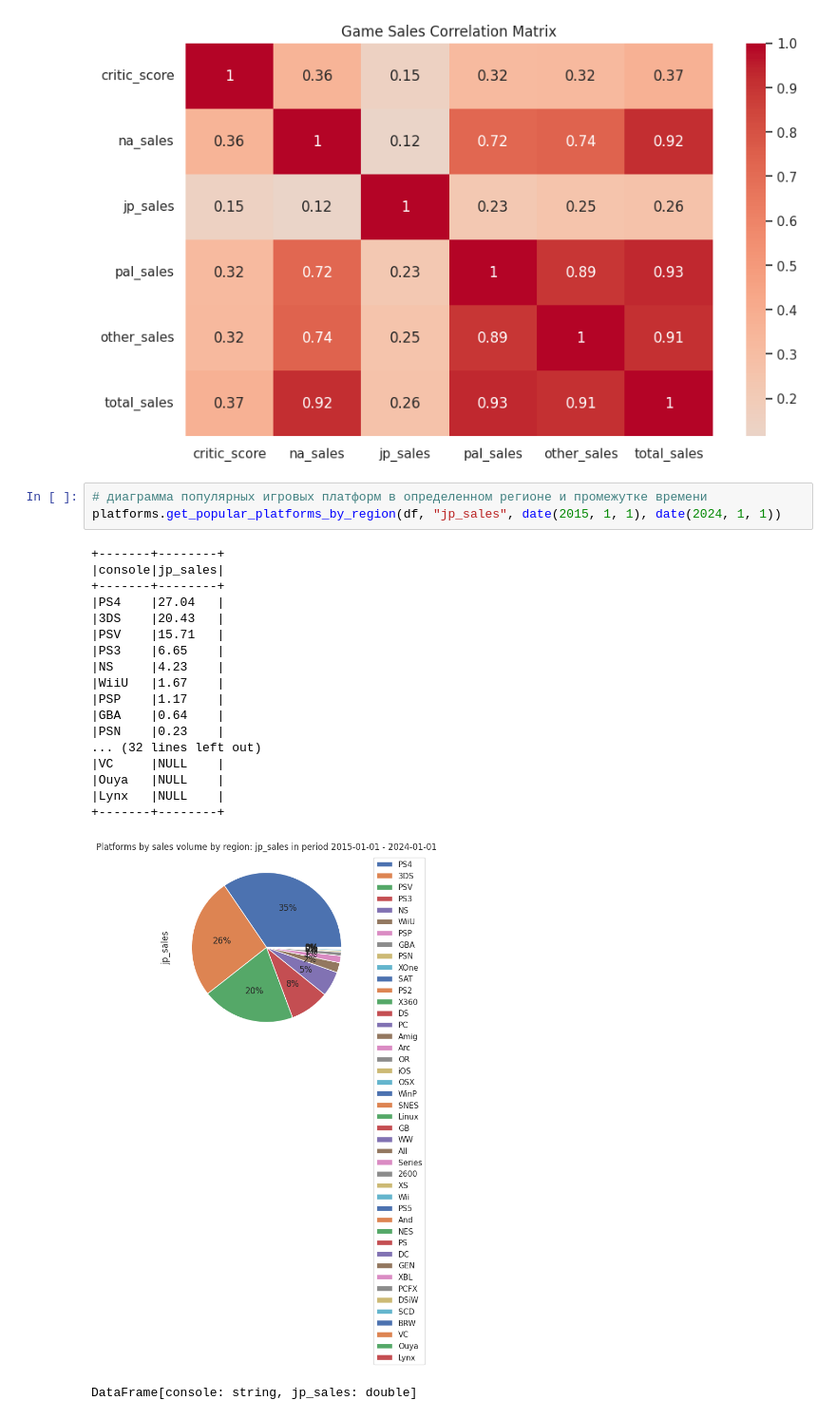
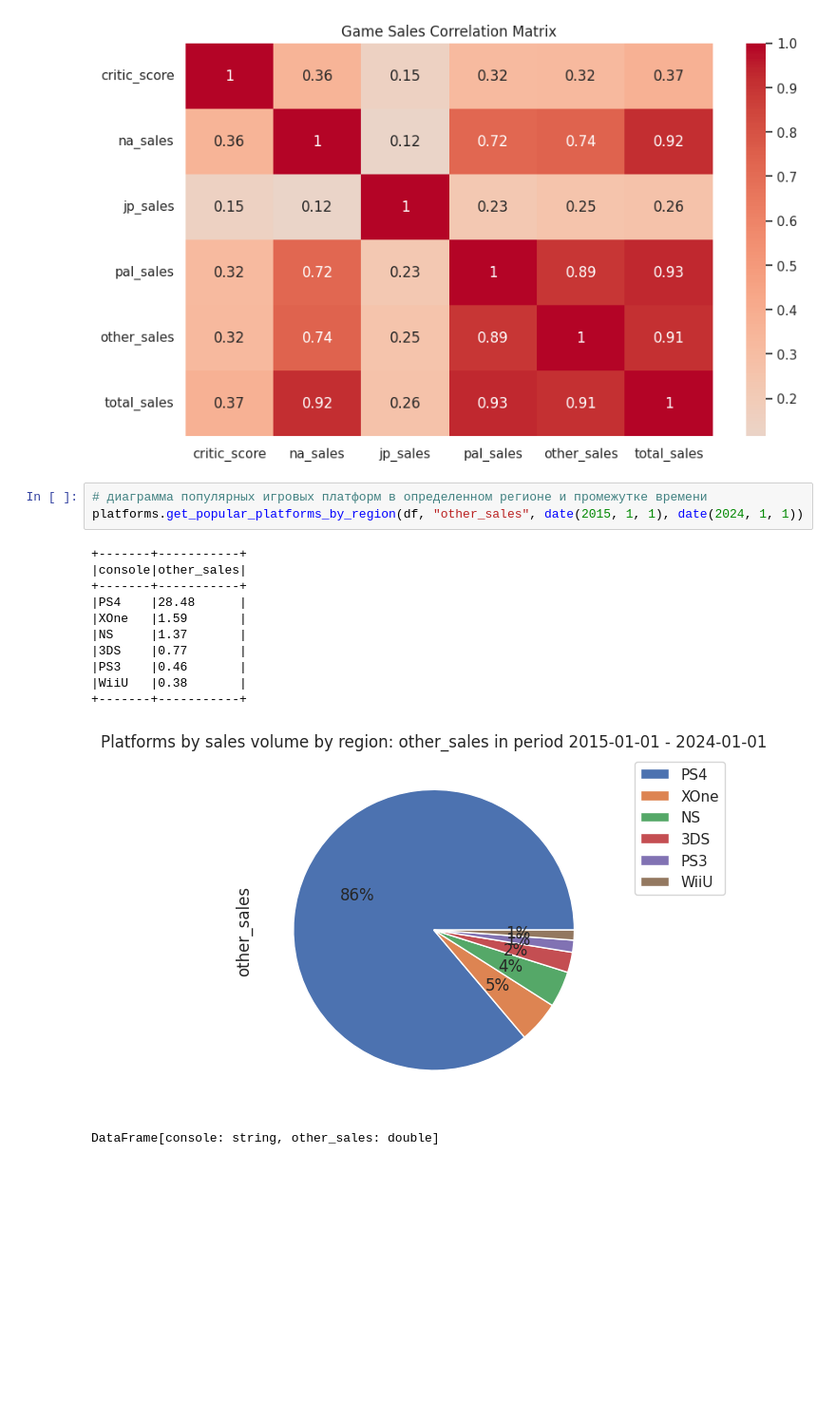
Before and after one commit to Pr0gger1/game-sales-analyzer, a Jupyter notebook: app.ipynb, the cells around one changed output. Shown at 95% size. Cells and saved outputs as stored; diff of their text form; blank space fills up the shorter version.

```diff
--- a/app.ipynb
+++ b/app.ipynb
@@ -126,27 +132,20 @@ Correlation between critic_score and total_sales: 0.3696868028666367
 [figure]
 # %%
 # диаграмма популярных игровых платформ в определенном регионе и промежутке времени
-platforms.get_popular_platforms_by_region(df, "jp_sales", date(2015, 1, 1), date(2024, 1, 1))
+platforms.get_popular_platforms_by_region(df, "other_sales", date(2015, 1, 1), date(2024, 1, 1))
 # %% [output]
-+-------+--------+
-|console|jp_sales|
-+-------+--------+
-|PS4    |27.04   |
-|3DS    |20.43   |
-|PSV    |15.71   |
-|PS3    |6.65    |
-|NS     |4.23    |
-|WiiU   |1.67    |
-|PSP    |1.17    |
-|GBA    |0.64    |
-|PSN    |0.23    |
-... (32 lines left out)
-|VC     |NULL    |
-|Ouya   |NULL    |
-|Lynx   |NULL    |
-+-------+--------+
++-------+-----------+
+|console|other_sales|
++-------+-----------+
+|PS4    |28.48      |
+|XOne   |1.59       |
+|NS     |1.37       |
+|3DS    |0.77       |
+|PS3    |0.46       |
+|WiiU   |0.38       |
++-------+-----------+
-[figure, old version]
+[figure, new version]
-DataFrame[console: string, jp_sales: double]
+DataFrame[console: string, other_sales: double]
 # %%
 games.get_game_sales_by_region(df, "grand theft auto")
 # %% [output]
```
Also changed, not shown: parts of 10 cells of this notebook, 10 other files.
